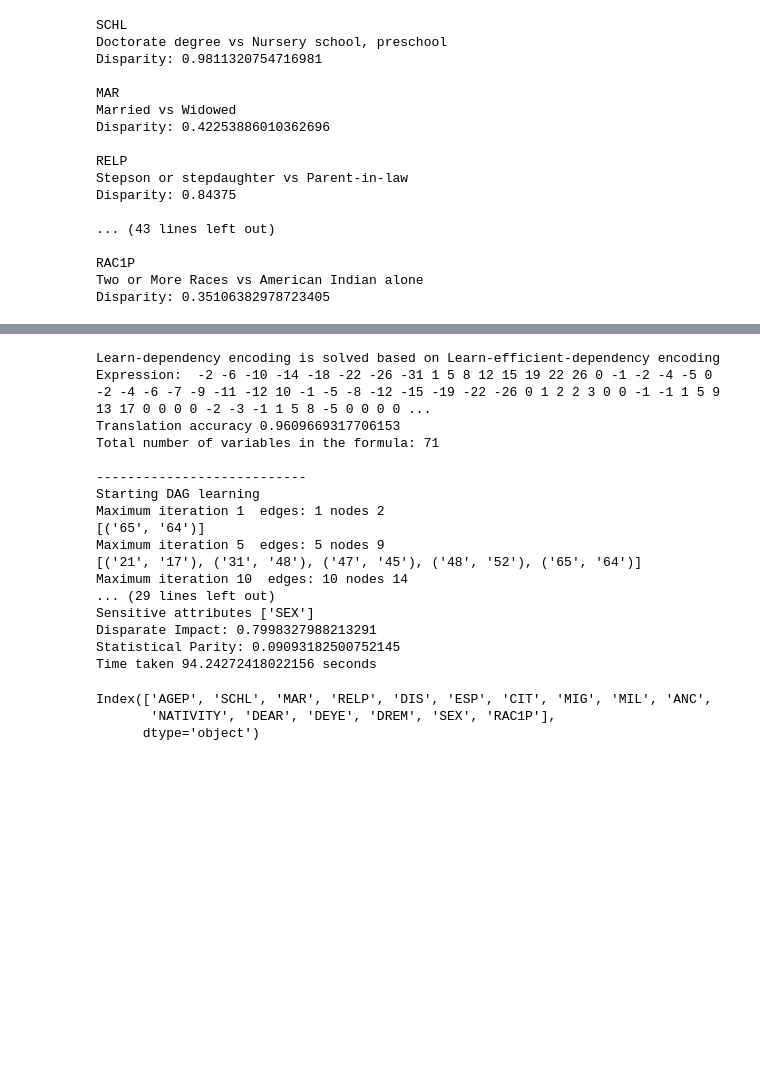
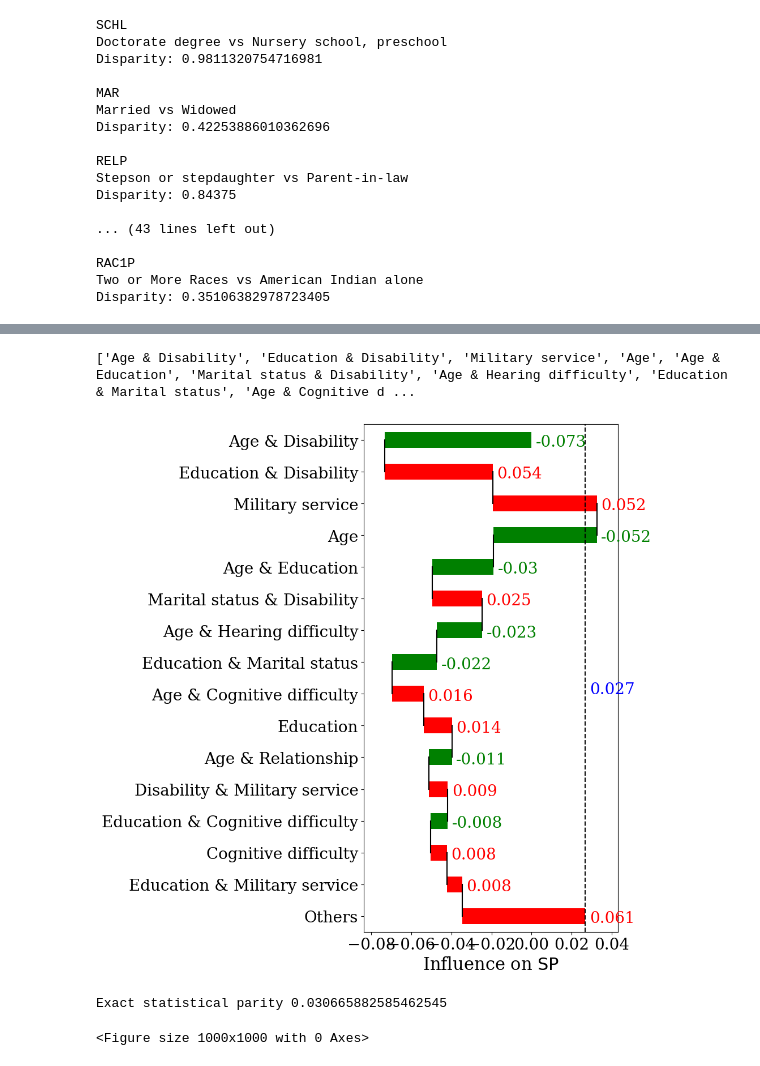
Before and after one commit to bishwamittra/script_tutorial_fairness, a Jupyter notebook: folktables.ipynb, the cells around one changed output, grey strips where cells are left out. Drawn from its saved outputs; the diff is of its cells as text; code cells hidden in the pictures; blank space fills up the shorter version.

```diff
--- a/folktables.ipynb
+++ b/folktables.ipynb
@@ -162,38 +306 @@ Exact statistical parity 0.09555930460646833
 <Figure size 1000x1000 with 0 Axes>
-# %%
-from justicia.metrics import Metric
-metric = Metric(model=model,
-                data=X_test,
-                sensitive_attributes=['SEX'],
-                verbose=True,
-                encoding="best-correlated",
-                dag_threshold=0.2)
-metric.compute()
-print("Sensitive attributes", metric.given_sensitive_attributes)
-print("Disparate Impact:", metric.disparate_impact_ratio)
-print("Statistical Parity:", metric.statistical_parity_difference)
-print("Time taken", metric.time_taken, "seconds")
-# %% [output]
-Learn-dependency encoding is solved based on Learn-efficient-dependency encoding
-Expression:  -2 -6 -10 -14 -18 -22 -26 -31 1 5 8 12 15 19 22 26 0 -1 -2 -4 -5 0 -2 -4 -6 -7 -9 -11 -12 10 -1 -5 -8 -12 -15 -19 -22 -26 0 1 2 2 3 0 0 -1 -1 1 5 9 13 17 0 0 0 0 -2 -3 -1 1 5 8 -5 0 0 0 0 ...
-Translation accuracy 0.9609669317706153
-Total number of variables in the formula: 71
-
----------------------------
-Starting DAG learning
-Maximum iteration 1  edges: 1 nodes 2
-[('65', '64')]
-Maximum iteration 5  edges: 5 nodes 9
-[('21', '17'), ('31', '48'), ('47', '45'), ('48', '52'), ('65', '64')]
-Maximum iteration 10  edges: 10 nodes 14
-... (29 lines left out)
-Sensitive attributes ['SEX']
-Disparate Impact: 0.7998327988213291
-Statistical Parity: 0.09093182500752145
-Time taken 94.24272418022156 seconds
-# %%
-X_test.columns
-# %% [output]
-Index(['AGEP', 'SCHL', 'MAR', 'RELP', 'DIS', 'ESP', 'CIT', 'MIG', 'MIL', 'ANC',
-       'NATIVITY', 'DEAR', 'DEYE', 'DREM', 'SEX', 'RAC1P'],
-      dtype='object')
@@ -199,0 +338,20 @@ Index(['AGEP', 'SCHL', 'MAR', 'RELP', 'DIS', 'ESP', 'CIT', 'MIG', 'MIL', 'ANC',
+# %%
+plt = fif_plot(good_name(result),
+               draw_waterfall=True,
+               labelsize=labelsize,
+               figure_size=(10,10),
+               text_y_pad=0.2,
+               xlim=None,
+               result_x_pad=0.02,
+               x_label="Influence on " + r"$ \mathsf{SP} $"
+        )
+plt.tight_layout()
+plt.show()
+plt.clf()
+
+print("Exact statistical parity", fairXplainer.statistical_parity_sample())
+# %% [output]
+['Age & Disability', 'Education & Disability', 'Military service', 'Age', 'Age & Education', 'Marital status & Disability', 'Age & Hearing difficulty', 'Education & Marital status', 'Age & Cognitive d ...
+[figure, added]
+Exact statistical parity 0.030665882585462545
+<Figure size 1000x1000 with 0 Axes>
```
Also changed, not shown: parts of 10 cells of this notebook, 2 other files.
